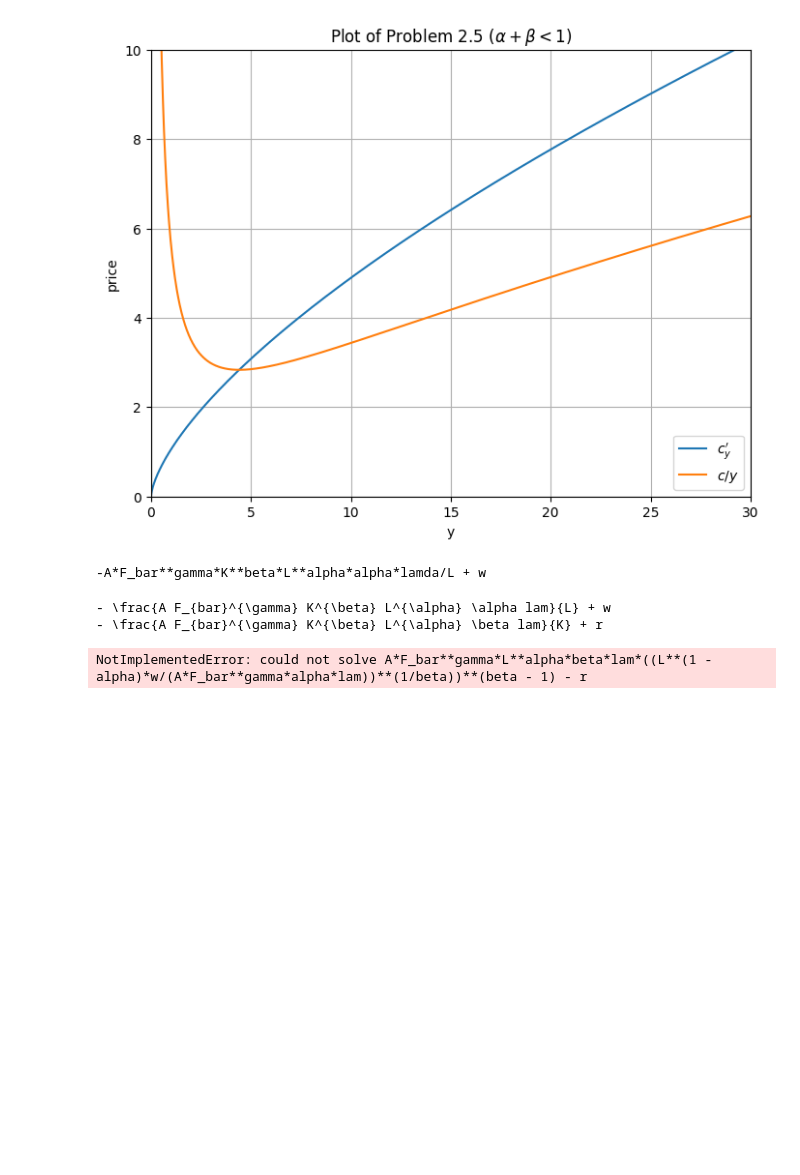
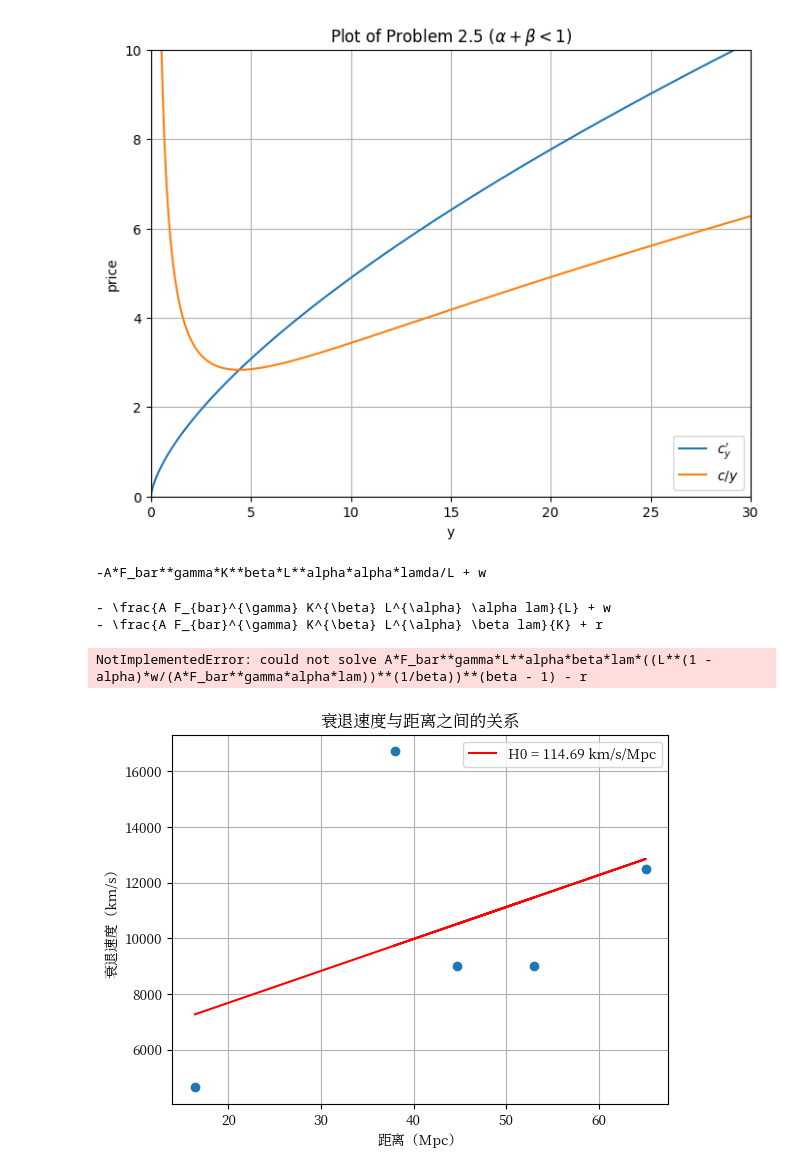
Before and after one commit to DeepDream1128/TexFile, a Jupyter notebook: graph.ipynb, the cells around one changed output. Drawn from its saved outputs; the diff is of its cells as text; code cells hidden in the pictures; blank space fills up the shorter version.

```diff
--- a/graph.ipynb
+++ b/graph.ipynb
@@ -354,3 +354,29 @@ print(latex(sol))
 - \frac{A F_{bar}^{\gamma} K^{\beta} L^{\alpha} \alpha lam}{L} + w
 - \frac{A F_{bar}^{\gamma} K^{\beta} L^{\alpha} \beta lam}{K} + r
 NotImplementedError: could not solve A*F_bar**gamma*L**alpha*beta*lam*((L**(1 - alpha)*w/(A*F_bar**gamma*alpha*lam))**(1/beta))**(beta - 1) - r
+# %%
+import matplotlib.pyplot as plt
+import numpy as np
+from mplfonts import use_font
+
+use_font('Noto Serif CJK SC')#指定中文字体
+# 数据
+distances_Mpc = [16.4, 53.0, 44.7, 65.1, 38.0]
+velocities_kmps = [4637.7, 8990.3, 8990.3, 12500.0, 16708.9]
+
+# 绘制图形
+plt.scatter(distances_Mpc, velocities_kmps)
+plt.xlabel("距离（Mpc）")
+plt.ylabel("衰退速度（km/s）")
+plt.title("衰退速度与距离之间的关系")
+plt.grid(True)
+
+# 线性拟合
+fit_params = np.polyfit(distances_Mpc, velocities_kmps, 1)
+H0 = fit_params[0]
+plt.plot(distances_Mpc, np.polyval(fit_params, distances_Mpc), color='red', label=f'H0 = {H0:.2f} km/s/Mpc')
+
+plt.legend()
+plt.show()
+# %% [output]
+[figure, added]
```
Also changed, not shown: parts of 1 cell of this notebook, 6 other files.
